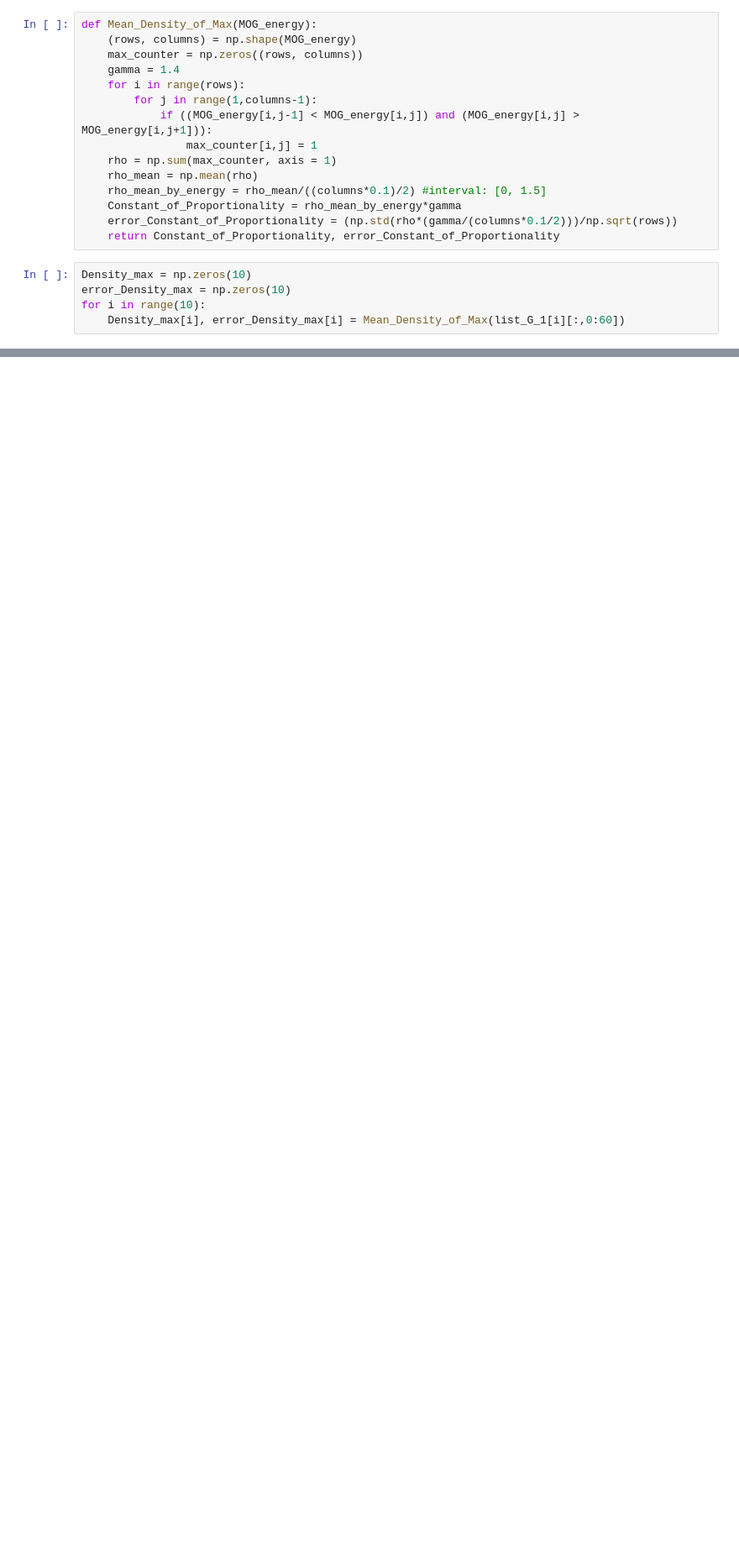
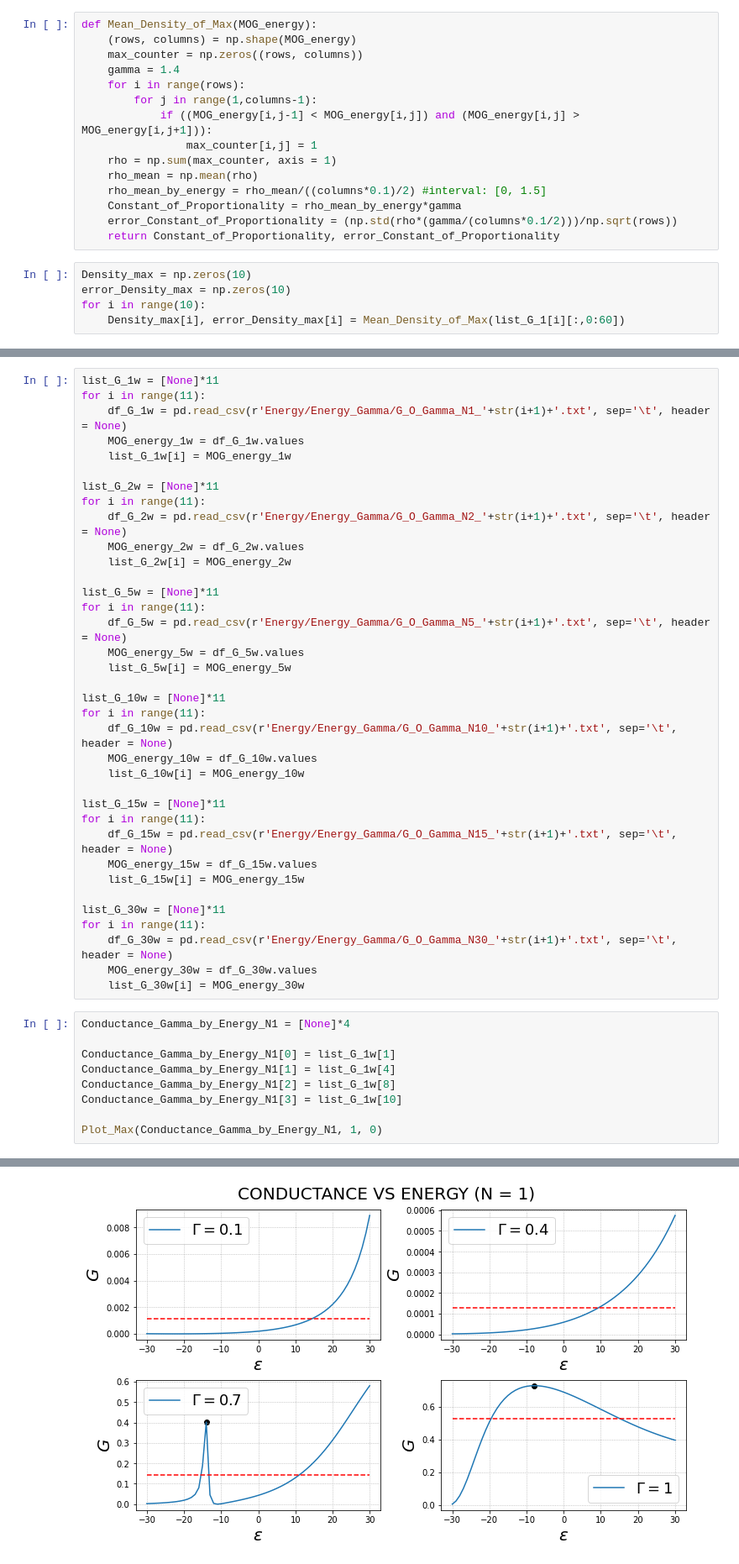
Before and after one commit to Rafffaelb/Schrodinger_Billiard, a Jupyter notebook: WignerDyson/Data_Analysis/Conductance_Energy.ipynb, the cells around one changed output, grey strips where cells are left out. Shown at 84% size. Cells and saved outputs as stored; diff of their text form; blank space fills up the shorter version.

Commit message:
Implementing Conductance as a function of energy with different values of the barrier

```diff
--- a/WignerDyson/Data_Analysis/Conductance_Energy.ipynb
+++ b/WignerDyson/Data_Analysis/Conductance_Energy.ipynb
@@ -141,3 +198,49 @@ axs.grid(linestyle = ':')
 #axs.legend(fontsize = 20)
 # %% [output]
 [figure]
+# %%
+list_G_1w = [None]*11
+for i in range(11):
+    df_G_1w = pd.read_csv(r'Energy/Energy_Gamma/G_O_Gamma_N1_'+str(i+1)+'.txt', sep='\t', header = None)
+    MOG_energy_1w = df_G_1w.values
+    list_G_1w[i] = MOG_energy_1w
+
+list_G_2w = [None]*11
+for i in range(11):
+    df_G_2w = pd.read_csv(r'Energy/Energy_Gamma/G_O_Gamma_N2_'+str(i+1)+'.txt', sep='\t', header = None)
+    MOG_energy_2w = df_G_2w.values
+    list_G_2w[i] = MOG_energy_2w
+
+list_G_5w = [None]*11
+for i in range(11):
+    df_G_5w = pd.read_csv(r'Energy/Energy_Gamma/G_O_Gamma_N5_'+str(i+1)+'.txt', sep='\t', header = None)
+    MOG_energy_5w = df_G_5w.values
+    list_G_5w[i] = MOG_energy_5w
+
+list_G_10w = [None]*11
+for i in range(11):
+    df_G_10w = pd.read_csv(r'Energy/Energy_Gamma/G_O_Gamma_N10_'+str(i+1)+'.txt', sep='\t', header = None)
+    MOG_energy_10w = df_G_10w.values
+    list_G_10w[i] = MOG_energy_10w
+
+list_G_15w = [None]*11
+for i in range(11):
+    df_G_15w = pd.read_csv(r'Energy/Energy_Gamma/G_O_Gamma_N15_'+str(i+1)+'.txt', sep='\t', header = None)
+    MOG_energy_15w = df_G_15w.values
+    list_G_15w[i] = MOG_energy_15w
+
+list_G_30w = [None]*11
+for i in range(11):
+    df_G_30w = pd.read_csv(r'Energy/Energy_Gamma/G_O_Gamma_N30_'+str(i+1)+'.txt', sep='\t', header = None)
+    MOG_energy_30w = df_G_30w.values
+    list_G_30w[i] = MOG_energy_30w
+# %%
+Conductance_Gamma_by_Energy_N1 = [None]*4
+
+Conductance_Gamma_by_Energy_N1[0] = list_G_1w[1]
+Conductance_Gamma_by_Energy_N1[1] = list_G_1w[4]
+Conductance_Gamma_by_Energy_N1[2] = list_G_1w[8]
+Conductance_Gamma_by_Energy_N1[3] = list_G_1w[10]
+
+Plot_Max(Conductance_Gamma_by_Energy_N1, 1, 0)
+# %% [output]
@@ -143,0 +248 @@ axs.grid(linestyle = ':')
+[figure, added]
```
Also changed, not shown: parts of 15 cells of this notebook.
